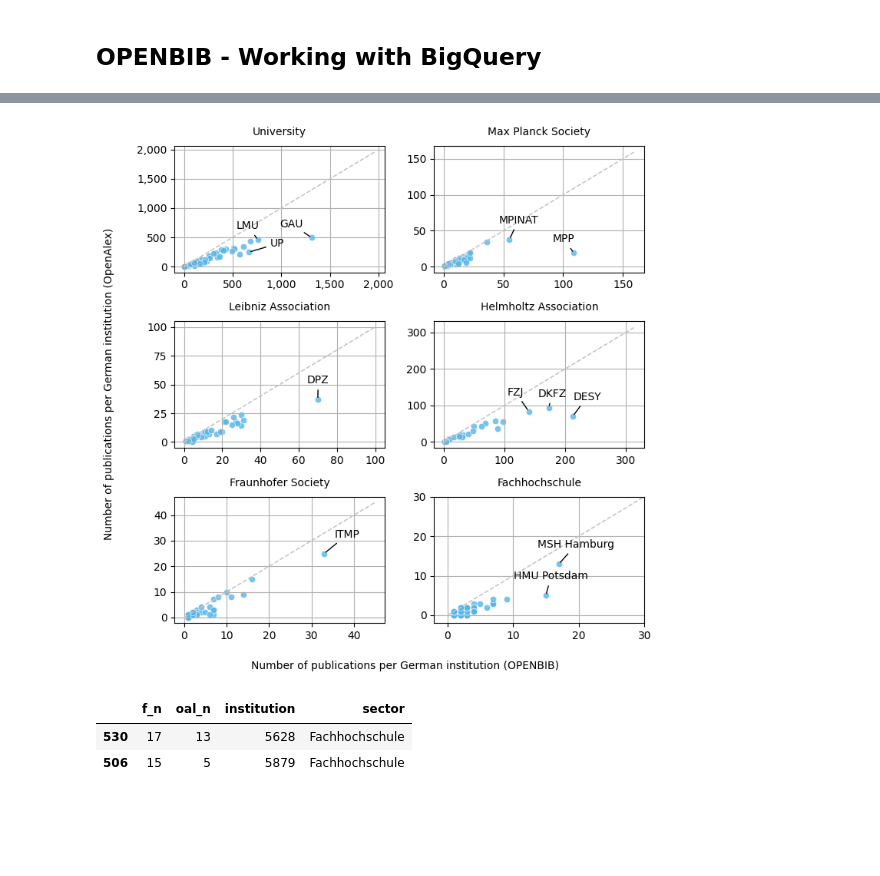
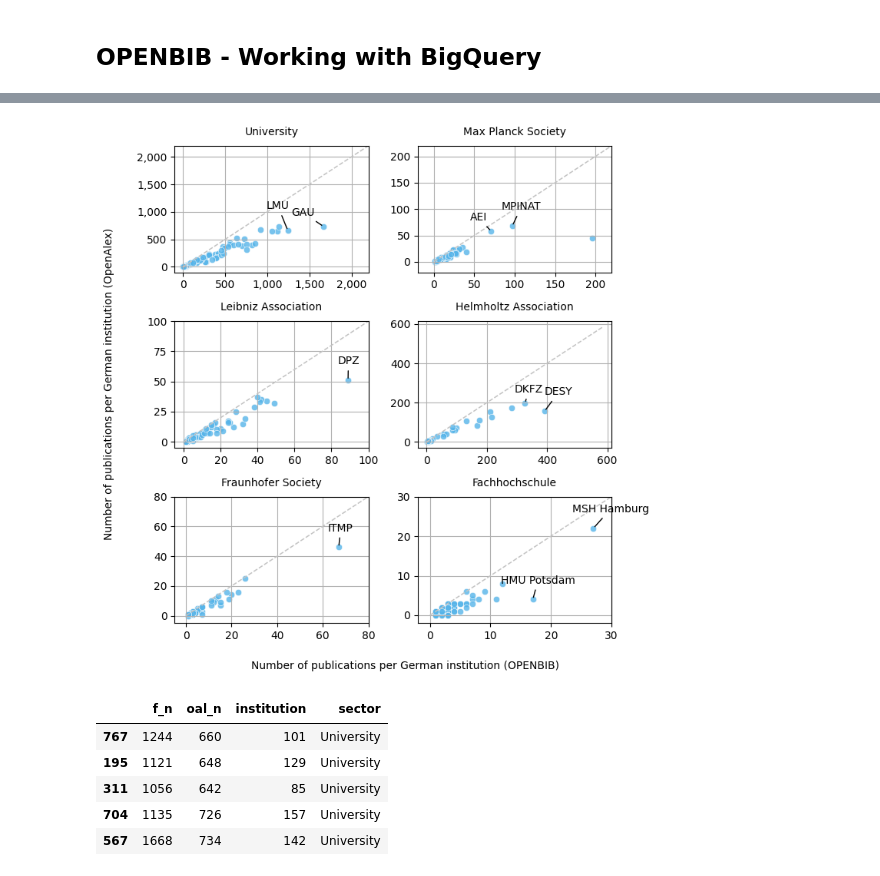
Before and after one commit to kbopenbib/kbopenbib_data, a Jupyter notebook: examples/bigquery_notebook.ipynb, the cells around one changed output, grey strips where cells are left out. Drawn from its saved outputs; the diff is of its cells as text; code cells hidden in the pictures; blank space fills up the shorter version.

Commit message:
update notebooks and plots

```diff
--- a/examples/bigquery_notebook.ipynb
+++ b/examples/bigquery_notebook.ipynb
@@ -13,9 +13,9 @@ openbib_inst = client.query(f"""
                             SELECT n_kb, n_oal, oal_ror, kb_ror, sector
                             FROM (
                                 SELECT COUNT(DISTINCT(inst.doi)) AS n_kb, LOWER(kb_inst.ror) AS kb_ror, sector
-                                FROM `subugoe-collaborative.openbib.kb_a_addr_inst` AS inst, UNNEST(kb_sector_id) AS sector
-                                JOIN `subugoe-collaborative.openbib.kb_inst` AS kb_inst
-                                  ON inst.kb_inst_id = kb_inst.kb_inst_id
+                                FROM `subugoe-collaborative.openbib.kb_a_addr_inst` AS inst, UNNEST(sector_id) AS sector
+                                JOIN `subugoe-collaborative.openbib.kb_inst_lookup` AS kb_inst
+                                  ON inst.inst_id_top = kb_inst.inst_id
                                 JOIN `subugoe-collaborative.openalex.works` AS o
                                     ON inst.doi = o.doi
                                 WHERE publication_year BETWEEN 2014 AND 2024
@@ -194,7 +183,7 @@ openbib_inst_plot[(openbib_inst_plot.sector == 'Leibniz Association') & (openbib
 # %%
 doc_sectors_df = client.query(f"""
-                              SELECT COUNT(DISTINCT(dt.doi)) AS n, kb_inst_id AS institution, sector, is_research
-                              FROM subugoe-collaborative.openbib.kb_a_addr_inst AS kb_a, UNNEST(kb_sector_id) AS sector
+                              SELECT COUNT(DISTINCT(dt.doi)) AS n, inst_id_top AS institution, sector, is_research
+                              FROM subugoe-collaborative.openbib.kb_a_addr_inst AS kb_a, UNNEST(sector_id) AS sector
                               JOIN subugoe-collaborative.openbib.document_types AS dt
                                   ON LOWER(dt.doi) = LOWER(kb_a.doi)
                               GROUP BY sector, institution, is_research
@@ -276,7 +265,7 @@ for i, ax in enumerate(axes, 1):
 
     sector = openbib_inst_plot.sector.unique()[i-1]
 
-    x = [x for x in range(-200, int(doc_sectors_df_plot[doc_sectors_df_plot.sector == sector].n_all.max() * 1.2), 500)]
+    x = [x for x in range(-200, int(doc_sectors_df_plot[doc_sectors_df_plot.sector == sector].n_all.max() * 1.125), 500)]
     y = x
 
     plt.grid(True)
@@ -334,5 +323,5 @@ fig.text(-0.04, 0.5, 'Number of articles and reviews per German institution (Ope
 plt.tight_layout()
 plt.show()
 
-fig.savefig('document_types_sectors.png', format='png', bbox_inches='tight', dpi=600)
+fig.savefig('document_types_sectors_20250711.png', format='png', bbox_inches='tight', dpi=600)
 # %% [output]
@@ -356,8 +345,8 @@ funders_sectors_df = client.query(f"""
                                   ) AS oal_funding
                                       ON LOWER(openbib_funding.doi) = LOWER(oal_funding.doi)
                                   JOIN (
-                                    SELECT kb_a.doi AS kb_doi, kb_inst_id AS institution, sector
-                                    FROM subugoe-collaborative.openbib.kb_a_addr_inst AS kb_a, UNNEST(kb_sector_id) AS sector
+                                    SELECT kb_a.doi AS kb_doi, inst_id_top AS institution, sector
+                                    FROM subugoe-collaborative.openbib.kb_a_addr_inst AS kb_a, UNNEST(sector_id) AS sector
                                     JOIN subugoe-collaborative.openbib.funding_information AS f
                                       ON LOWER(f.doi) = LOWER(kb_a.doi)
                                   ) AS kb_inst
@@ -465,56 +454,65 @@ for i, ax in enumerate(axes, 1):
     ax.set(xlabel=None, ylabel=None)
 
     if sector == 'University':
-        plt.annotate('GAU', (1312, 495), xytext=(-30, 10), textcoords='offset points', arrowprops=dict(arrowstyle='-'))
-        plt.annotate('LMU', (759, 457), xytext=(-20, 10), textcoords='offset points', arrowprops=dict(arrowstyle='-'))
-        plt.annotate('UP', (666, 247), xytext=(20, 5), textcoords='offset points', arrowprops=dict(arrowstyle='-'))
+        ax.set_xlim(-100, 2200)
+        ax.set_ylim(-100, 2200)
+        plt.annotate('GAU', (1668, 734), xytext=(-30, 10), textcoords='offset points', arrowprops=dict(arrowstyle='-'))
+        plt.annotate('LMU', (1244, 660), xytext=(-20, 20), textcoords='offset points', arrowprops=dict(arrowstyle='-'))
 
     if sector == 'Max Planck Society':
-        plt.annotate('MPP', (109, 19), xytext=(-20, 10), textcoords='offset points', arrowprops=dict(arrowstyle='-'))
-        plt.annotate('MPINAT', (55, 38), xytext=(-10, 15), textcoords='offset points', arrowprops=dict(arrowstyle='-'))
+        ax.set_xlim(-20, 220)
+        ax.set_ylim(-20, 220)
+        plt.annotate('AEI', (71, 58), xytext=(-20, 10), textcoords='offset points', arrowprops=dict(arrowstyle='-'))
+        plt.annotate('MPINAT', (97, 68), xytext=(-10, 15), textcoords='offset points', arrowprops=dict(arrowstyle='-'))
 
     if sector == 'Leibniz Association':
-        plt.annotate('DPZ', (70, 37), xytext=(-10, 15), textcoords='offset points', arrowprops=dict(arrowstyle='-'))
+        ax.set_xlim(-5, 100)
+        ax.set_ylim(-5, 100)
+        plt.annotate('DPZ', (89, 51), xytext=(-10, 15), textcoords='offset points', arrowprops=dict(arrowstyle='-'))
 
     if sector == 'Helmholtz Association':
-        plt.annotate('DKFZ', (173, 94), xytext=(-10, 10), textcoords='offset points', arrowprops=dict(arrowstyle='-'))
-        plt.annotate('DESY', (213, 71), xytext=(0, 15), textcoords='offset points', arrowprops=dict(arrowstyle='-'))
-        plt.annotate('FZJ', (140, 84), xytext=(-20, 15), textcoords='offset points', arrowprops=dict(arrowstyle='-'))
+        plt.annotate('DKFZ', (327, 197), xytext=(-10, 10), textcoords='offset points', arrowprops=dict(arrowstyle='-'))
+        plt.annotate('DESY', (392, 157), xytext=(0, 15), textcoords='offset points', arrowprops=dict(arrowstyle='-'))
 
     if sector == 'Fraunhofer Society':
-        plt.annotate('ITMP', (33, 25), xytext=(10, 15), textcoords='offset points', arrowprops=dict(arrowstyle='-'))
+        ax.set_xlim(-5, 80)
+        ax.set_ylim(-5, 80)
+        plt.annotate('ITMP', (67, 46), xytext=(-10, 15), textcoords='offset points', arrowprops=dict(arrowstyle='-'))
 
     if sector == 'Fachhochschule':
         ax.set_xlim(-2, 30)
         ax.set_ylim(-2, 30)
-        plt.annotate('HMU Potsdam', (15, 5), xytext=(-30, 15), textcoords='offset points', arrowprops=dict(arrowstyle='-'))
-        plt.annotate('MSH Hamburg', (17, 13), xytext=(-20, 15), textcoords='offset points', arrowprops=dict(arrowstyle='-'))
+        plt.annotate('HMU Potsdam', (17, 4), xytext=(-30, 15), textcoords='offset points', arrowprops=dict(arrowstyle='-'))
+        plt.annotate('MSH Hamburg', (27, 22), xytext=(-20, 15), textcoords='offset points', arrowprops=dict(arrowstyle='-'))
 
     ax.xaxis.set_major_formatter(StrMethodFormatter('{x:,.0f}'))
     ax.yaxis.set_major_formatter(StrMethodFormatter('{x:,.0f}'))
 
     #plt.setp(ax.get_xticklabels()[::2], visible=False)
     #plt.setp(ax.get_yticklabels()[::2], visible=False)
 
     plt.title(sector, fontdict={'fontsize': 10, 'fontweight': 500}, pad=10)
 
 plt.subplots_adjust(wspace=0.5, hspace=0.4)
 
 fig.text(0.52, -0.03, 'Number of publications per German institution (OPENBIB)', ha='center',
          fontdict={'fontsize': 10, 'fontweight': 400})
 
 fig.text(-0.04, 0.5, 'Number of publications per German institution (OpenAlex)', va='center', rotation='vertical',
          fontdict={'fontsize': 10, 'fontweight': 400})
 
 plt.tight_layout()
 plt.show()
 
-fig.savefig('funding_information_sectors.png', format='png', bbox_inches='tight', dpi=600)
+fig.savefig('funding_information_sectors_20250711.png', format='png', bbox_inches='tight', dpi=600)
 # %% [output]
-[figure, old version]
+[figure, new version]
 # %%
-funders_sectors_df_plot[(funders_sectors_df_plot.sector == 'Fachhochschule') & (funders_sectors_df_plot.f_n > 10)]
+funders_sectors_df_plot[(funders_sectors_df_plot.sector == 'University') & (funders_sectors_df_plot.f_n > 1000)]
 # %% [output]
 |  | f_n | oal_n | institution | sector |
-| 530 | 17 | 13 | 5628 | Fachhochschule |
-| 506 | 15 | 5 | 5879 | Fachhochschule |
+| 767 | 1244 | 660 | 101 | University |
+| 195 | 1121 | 648 | 129 | University |
+| 311 | 1056 | 642 | 85 | University |
+| 704 | 1135 | 726 | 157 | University |
+| 567 | 1668 | 734 | 142 | University |
```
Also changed, not shown: parts of 6 cells of this notebook, 8 other files.
